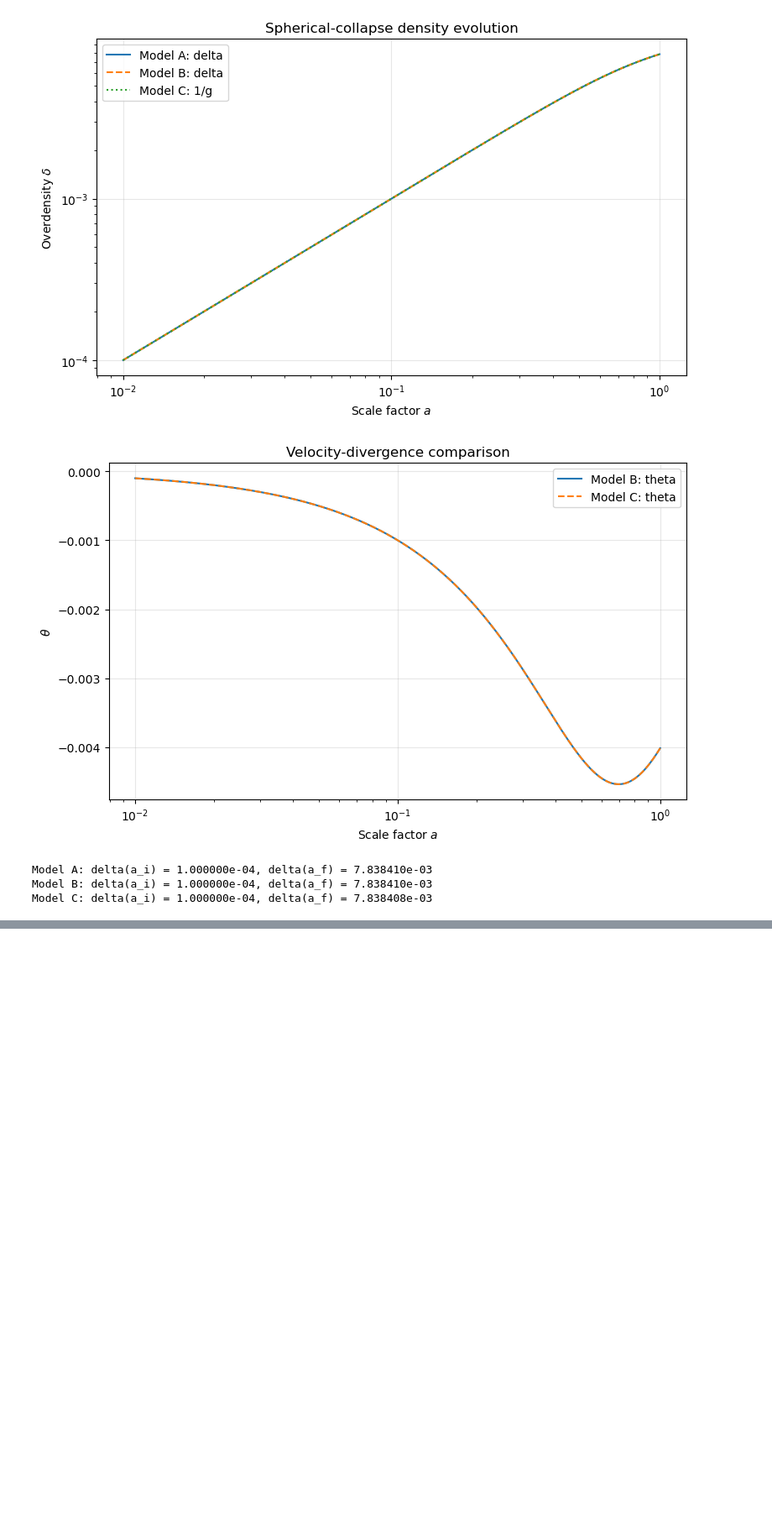
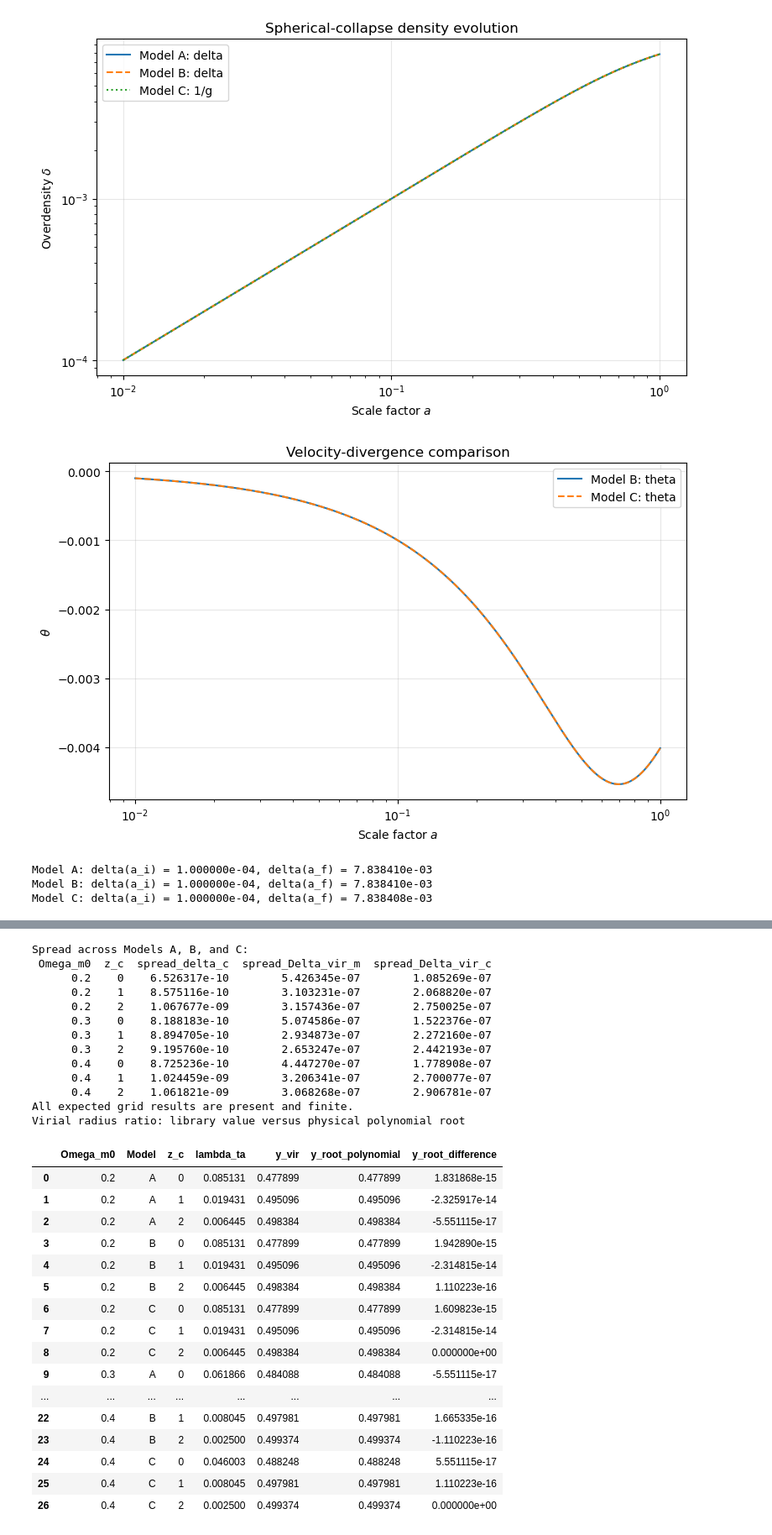
Before and after one commit to Alexx-Sanderr/2026_Numerical_Cosmology_I, a Jupyter notebook: EP_II/analysis/notebook_analysis_collapse.ipynb, the cells around one changed output, grey strips where cells are left out. Shown at 84% size. Drawn from its saved outputs; the diff is of its cells as text; code cells hidden in the pictures; blank space fills up the shorter version.

```diff
--- a/EP_II/analysis/notebook_analysis_collapse.ipynb
+++ b/EP_II/analysis/notebook_analysis_collapse.ipynb
@@ -393,0 +874,63 @@ Model  z_c      a_c  f_i  delta_i  delta_c
+# %%
+# (f) Cross-formulation differences for each cosmology and redshift
+
+observables = ["delta_c", "Delta_vir_m", "Delta_vir_c"]
+
+model_spread_df = (
+    grid_df.groupby(["Omega_m0", "z_c"])[observables]
+    .agg(lambda x: x.max() - x.min())
+    .reset_index()
+    .rename(columns={
+        "delta_c": "spread_delta_c",
+        "Delta_vir_m": "spread_Delta_vir_m",
+        "Delta_vir_c": "spread_Delta_vir_c",
+    })
+)
+
+print("Spread across Models A, B, and C:")
+print(model_spread_df.to_string(index=False))
+
+# Basic completeness and validity checks
+assert len(grid_df) == len(Omega_m0_values) * len(redshifts) * len(models)
+assert not grid_df[observables].isna().any().any()
+assert np.isfinite(grid_df[observables].to_numpy()).all()
+
+print("All expected grid results are present and finite.")
+
+
+if {"y_vir", "y_root_polynomial"}.issubset(grid_df.columns):
+    grid_df["y_root_difference"] = grid_df["y_vir"] - grid_df["y_root_polynomial"]
+    print("Virial radius ratio: library value versus physical polynomial root")
+    display(grid_df[["Omega_m0", "Model", "z_c", "lambda_ta",
+                     "y_vir", "y_root_polynomial", "y_root_difference"]])
+# %% [output]
+Spread across Models A, B, and C:
+ Omega_m0  z_c  spread_delta_c  spread_Delta_vir_m  spread_Delta_vir_c
+      0.2    0    6.526317e-10        5.426345e-07        1.085269e-07
+      0.2    1    8.575116e-10        3.103231e-07        2.068820e-07
+      0.2    2    1.067677e-09        3.157436e-07        2.750025e-07
+      0.3    0    8.188183e-10        5.074586e-07        1.522376e-07
+      0.3    1    8.894705e-10        2.934873e-07        2.272160e-07
+      0.3    2    9.195760e-10        2.653247e-07        2.442193e-07
+      0.4    0    8.725236e-10        4.447270e-07        1.778908e-07
+      0.4    1    1.024459e-09        3.206341e-07        2.700077e-07
+      0.4    2    1.061821e-09        3.068268e-07        2.906781e-07
+All expected grid results are present and finite.
+Virial radius ratio: library value versus physical polynomial root
+|  | Omega_m0 | Model | z_c | lambda_ta | y_vir | y_root_polynomial | y_root_difference |
+| 0 | 0.2 | A | 0 | 0.085131 | 0.477899 | 0.477899 | 1.831868e-15 |
+| 1 | 0.2 | A | 1 | 0.019431 | 0.495096 | 0.495096 | -2.325917e-14 |
+| 2 | 0.2 | A | 2 | 0.006445 | 0.498384 | 0.498384 | -5.551115e-17 |
+| 3 | 0.2 | B | 0 | 0.085131 | 0.477899 | 0.477899 | 1.942890e-15 |
+| 4 | 0.2 | B | 1 | 0.019431 | 0.495096 | 0.495096 | -2.314815e-14 |
+| 5 | 0.2 | B | 2 | 0.006445 | 0.498384 | 0.498384 | 1.110223e-16 |
+| 6 | 0.2 | C | 0 | 0.085131 | 0.477899 | 0.477899 | 1.609823e-15 |
+| 7 | 0.2 | C | 1 | 0.019431 | 0.495096 | 0.495096 | -2.314815e-14 |
+| 8 | 0.2 | C | 2 | 0.006445 | 0.498384 | 0.498384 | 0.000000e+00 |
+| 9 | 0.3 | A | 0 | 0.061866 | 0.484088 | 0.484088 | -5.551115e-17 |
+| ... | ... | ... | ... | ... | ... | ... | ... |
+| 22 | 0.4 | B | 1 | 0.008045 | 0.497981 | 0.497981 | 1.665335e-16 |
+| 23 | 0.4 | B | 2 | 0.002500 | 0.499374 | 0.499374 | -1.110223e-16 |
+| 24 | 0.4 | C | 0 | 0.046003 | 0.488248 | 0.488248 | 5.551115e-17 |
+| 25 | 0.4 | C | 1 | 0.008045 | 0.497981 | 0.497981 | 1.110223e-16 |
+| 26 | 0.4 | C | 2 | 0.002500 | 0.499374 | 0.499374 | 0.000000e+00 |
```
Also changed, not shown: parts of 12 cells of this notebook.
